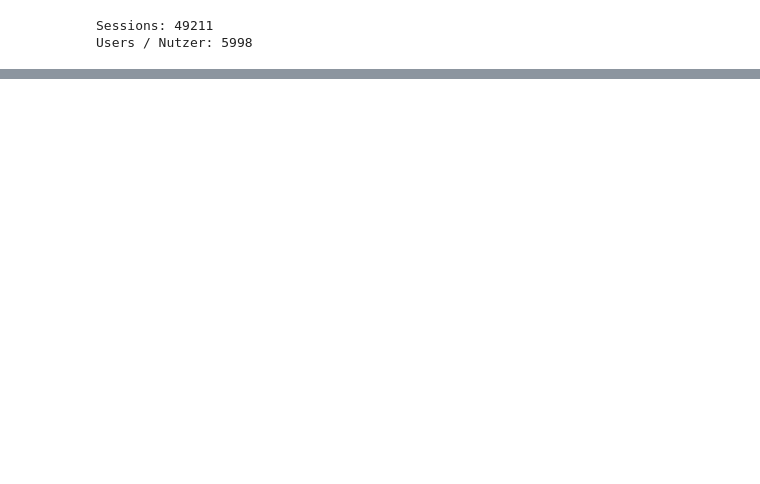
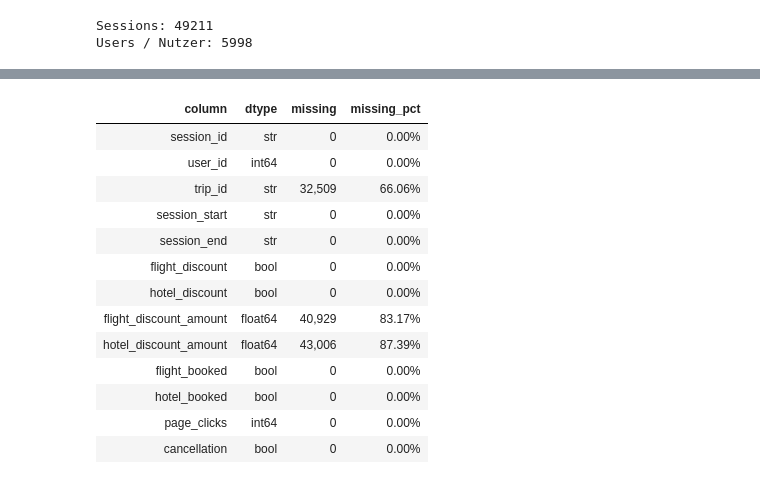
Before and after one commit to mperos1978/TravelTide, a Jupyter notebook: notebooks/01_eda.ipynb, the cells around one changed output, grey strips where cells are left out. Drawn from its saved outputs; the diff is of its cells as text; code cells hidden in the pictures; blank space fills up the shorter version.

```diff
--- a/notebooks/01_eda.ipynb
+++ b/notebooks/01_eda.ipynb
@@ -54,0 +218,69 @@ display(export_checks)
+# %%
+# shared pastel styling for overview tables
+# gemeinsame pastellgestaltung für übersichtstabellen
+def style_overview(df, title, formats=None):
+    return (
+        df.style
+        .hide(axis="index")
+        .set_caption(title)
+        .format(formats or {})
+        .set_table_styles([
+            {
+                "selector": "caption",
+                "props": [
+                    ("color", COLORS["ice"]),
+                    ("font-size", "18px"),
+                    ("font-weight", "700"),
+                    ("text-align", "left"),
+                    ("padding", "12px 0"),
+                ],
+            },
+            {
+                "selector": "th",
+                "props": [
+                    ("background-color", COLORS["blue"]),
+                    ("color", COLORS["text"]),
+                    ("padding", "10px 14px"),
+                    ("text-align", "left"),
+                ],
+            },
+            {
+                "selector": "td",
+                "props": [
+                    ("background-color", COLORS["background"]),
+                    ("color", COLORS["text"]),
+                    ("padding", "8px 14px"),
+                    ("border-bottom", "1px solid #DDE3EC"),
+                ],
+            },
+            {
+                "selector": "table",
+                "props": [
+                    ("border-collapse", "collapse"),
+                    ("font-family", "Segoe UI, sans-serif"),
+                ],
+            },
+        ])
+    )
+    return styled.format(formats or {})
+
+
+# inspect each table without changing its values
+# jede tabelle prüfen, ohne ihre werte zu verändern
+for name, df in working_tables.items():
+    overview = pd.DataFrame({
+        "column": df.columns,
+        "dtype": df.dtypes.astype(str).to_numpy(),
+        "missing": df.isna().sum().to_numpy(),
+        "missing_pct": df.isna().mean().mul(100).to_numpy(),
+    })
+
+    display(style_overview(
+        overview,
+        f"{name} — Data overview",
+        {
+            "missing": "{:,.0f}",
+            "missing_pct": "{:.2f}%",
+        },
+    ))
+# %% [output]
@@ -54,0 +301,14 @@ display(export_checks)
+| column | dtype | missing | missing_pct |
+| session_id | str | 0 | 0.00% |
+| user_id | int64 | 0 | 0.00% |
+| trip_id | str | 32,509 | 66.06% |
+| session_start | str | 0 | 0.00% |
+| session_end | str | 0 | 0.00% |
+| flight_discount | bool | 0 | 0.00% |
+| hotel_discount | bool | 0 | 0.00% |
+| flight_discount_amount | float64 | 40,929 | 83.17% |
+| hotel_discount_amount | float64 | 43,006 | 87.39% |
+| flight_booked | bool | 0 | 0.00% |
+| hotel_booked | bool | 0 | 0.00% |
+| page_clicks | int64 | 0 | 0.00% |
+| cancellation | bool | 0 | 0.00% |
```
Also changed, not shown: parts of 21 cells of this notebook.
